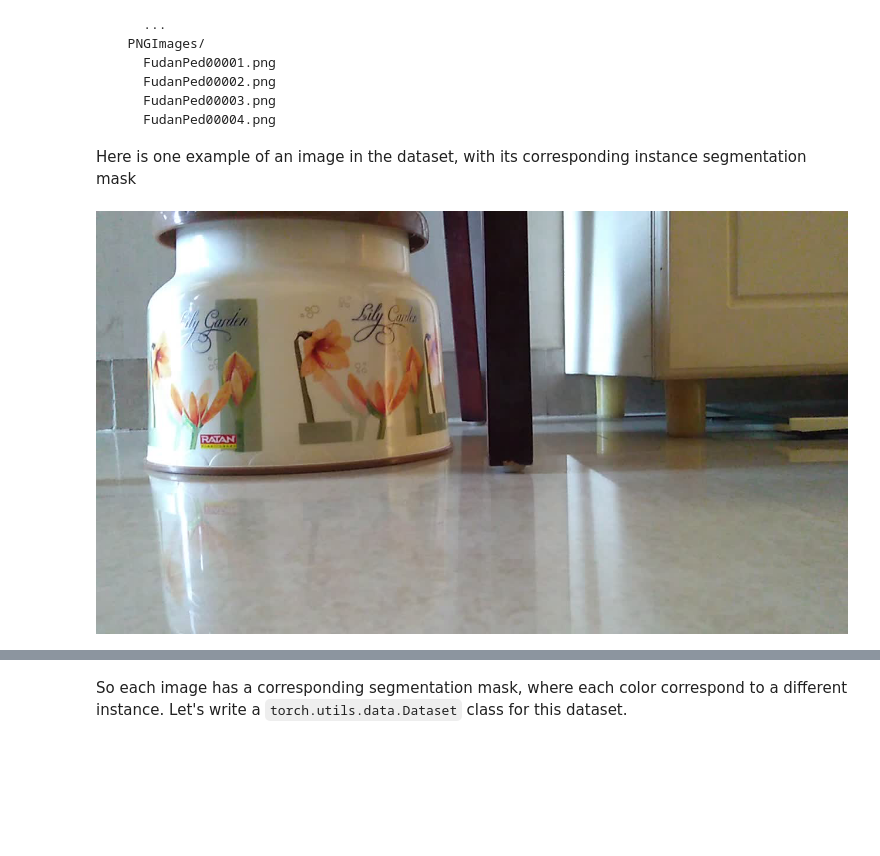
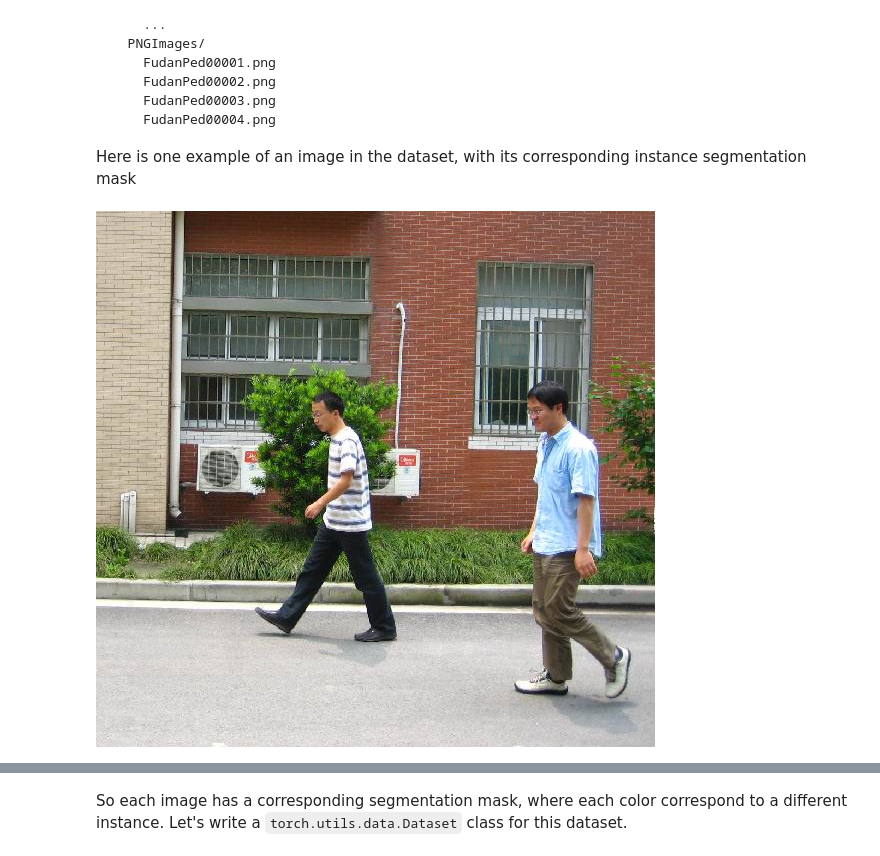
Before and after one commit to aswathselvam/Capstone_Project, a Jupyter notebook: catkin_ws/src/vision_package/script/torchvision_finetuning_instance_segmentation.ipynb, the cells around one changed output, grey strips where cells are left out. Drawn from its saved outputs; the diff is of its cells as text; code cells hidden in the pictures; blank space fills up the shorter version.

```diff
--- a/catkin_ws/src/vision_package/script/torchvision_finetuning_instance_segmentation.ipynb
+++ b/catkin_ws/src/vision_package/script/torchvision_finetuning_instance_segmentation.ipynb
@@ -87,7 +87,7 @@ PennFudanPed/
 Here is one example of an image in the dataset, with its corresponding instance segmentation mask
 # %%
 from PIL import Image
-Image.open('/home/aswath/Videos/myvideo/ptmydata/images/myvideo_Label_1.jpg')
+Image.open('PennFudanPed/PNGImages/FudanPed00001.png')
 # %% [output]
-[figure, old version]
+[figure, new version]
 # %%
```
Also changed, not shown: parts of 11 cells of this notebook, 9 other files.
